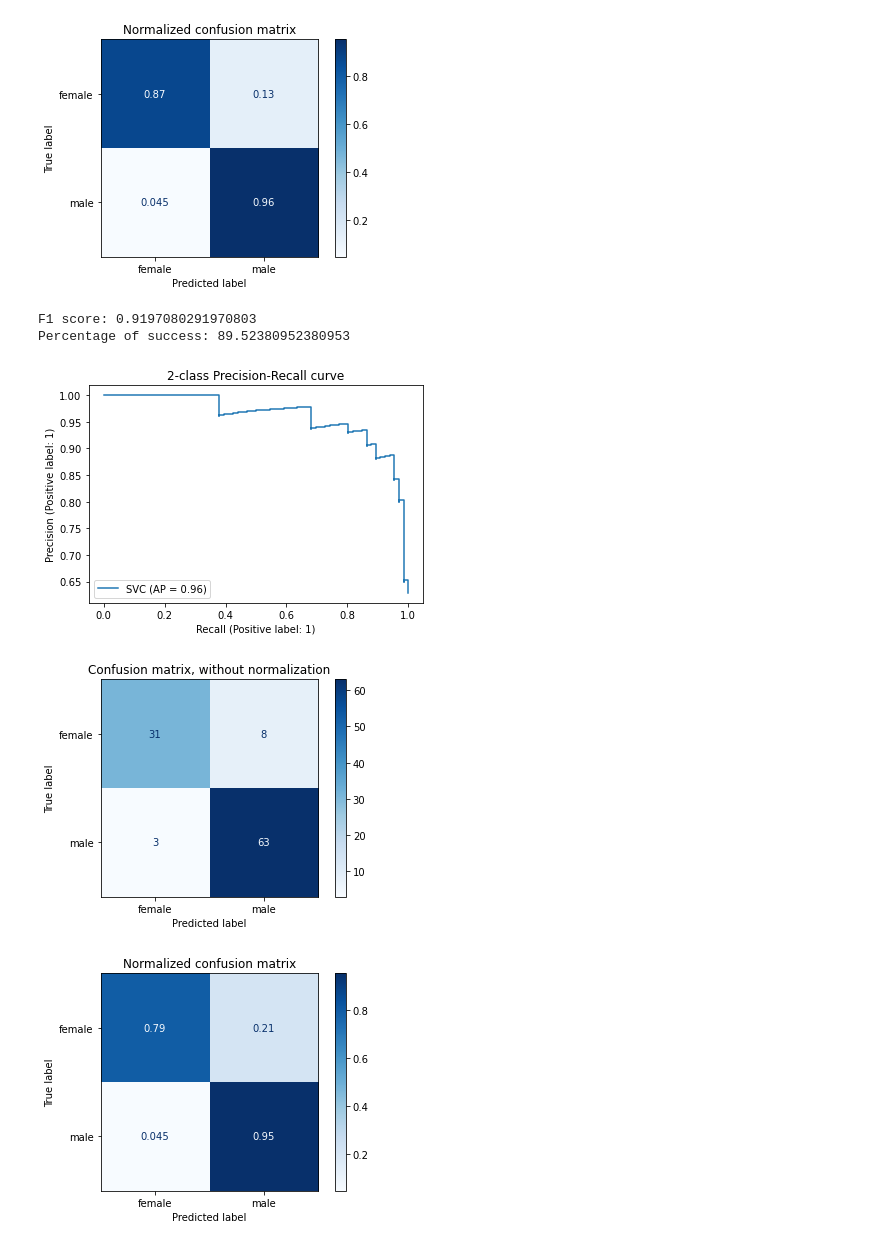
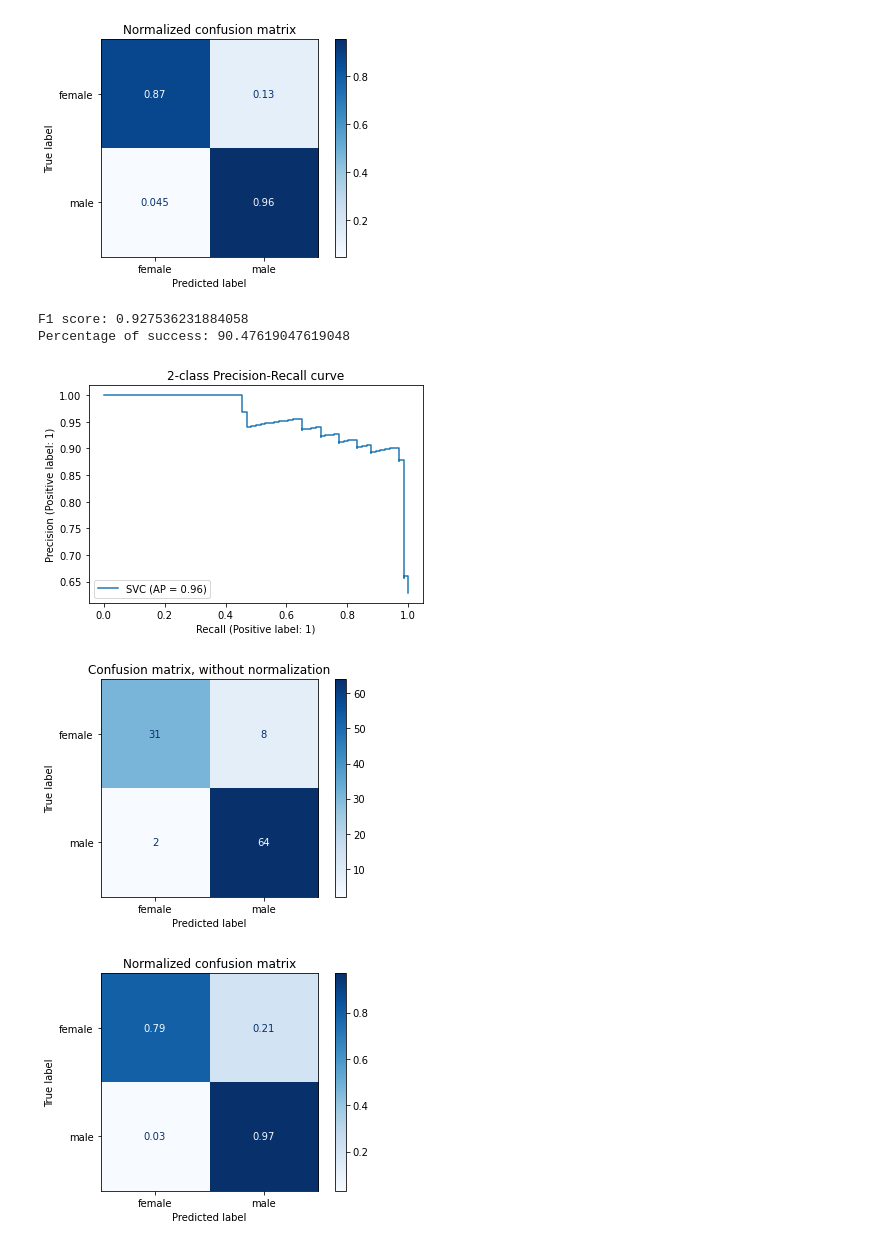
Before and after one commit to mibrix/Data_dynamics_PRIDAV_projekt, a Jupyter notebook: gender_classification/Train.ipynb, the cells around one changed output. Drawn from its saved outputs; the diff is of its cells as text; code cells hidden in the pictures.

```diff
--- a/gender_classification/Train.ipynb
+++ b/gender_classification/Train.ipynb
@@ -421,21 +422,21 @@ Percentage of success: 91.24087591240875
 [figure]
 [figure]
 # %%
-#artificial
+# SMOTE + SVC + 135
 weights_inp, labels_inp = data_for_input('standard', labels, data[f'weights_{135}'], data['faces_names'])
 
 # split the data to train and test sets
 weights_train, weights_test, labels_train, labels_test = train_test_split(
     weights_inp, labels_inp, train_size=0.7, test_size=0.3)
 
-res_weights, res_lables = resample('smote', weights_train, labels_train)
+res_weights, res_labels = resample('smote', weights_train, labels_train)
 
-f1, avg = svc(weights_train, labels_train, weights_test, labels_test, True, True)
+f1, avg = svc(res_weights, res_labels, weights_test, labels_test, True, True)
 print(f'F1 score: {f1}')
 print(f'Percentage of success: {avg*100}')
 # %% [output]
-F1 score: 0.9197080291970803
-Percentage of success: 89.52380952380953
+F1 score: 0.927536231884058
+Percentage of success: 90.47619047619048
-[figure, old version]
+[figure, new version]
 [figure]
-[figure, old version]
+[figure, new version]
```
Also changed, not shown: parts of 1 cell of this notebook.
